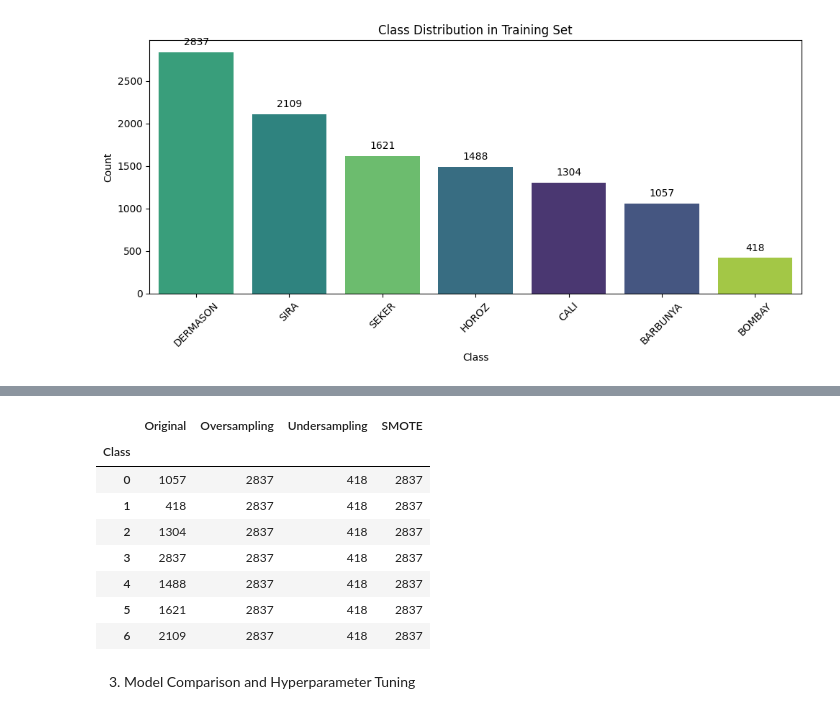
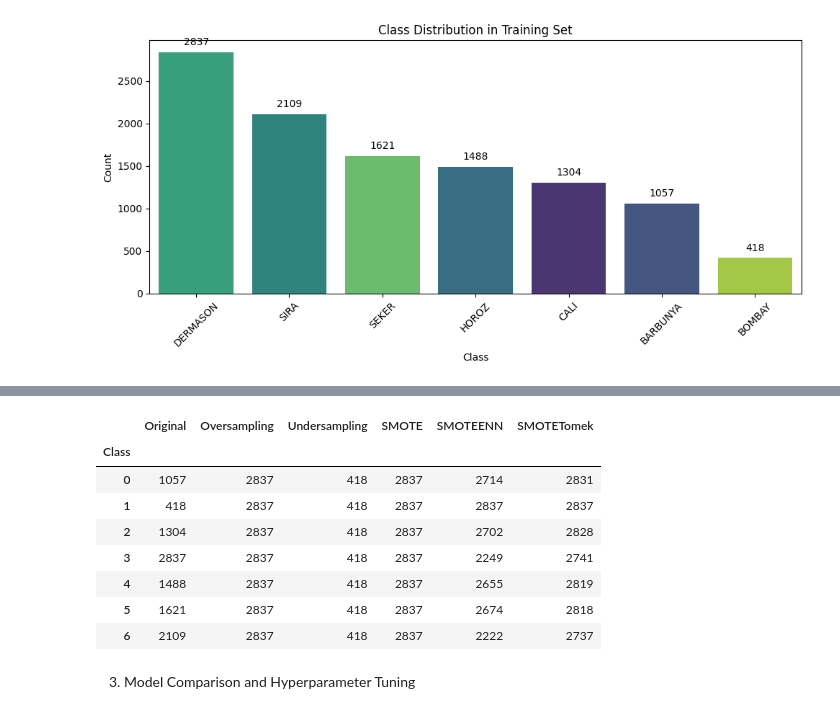
Before and after one commit to elenaatorralbo/beans_classification, a Jupyter notebook: project_imbalance.ipynb, the cells around one changed output, grey strips where cells are left out. Saved outputs shown, nothing was run; the diff lists cells and outputs as text; code cells hidden in the pictures.

```diff
--- a/project_imbalance.ipynb
+++ b/project_imbalance.ipynb
@@ -190,0 +202,3 @@ X_train_smote, y_train_smote = smote.fit_resample(X_train_scaled, y_train)
+# %%
+smoteenn = SMOTEENN(random_state=42)
+X_train_smoteenn, y_train_smoteenn = smoteenn.fit_resample(X_train_scaled, y_train)
@@ -190,0 +209,3 @@ X_train_smote, y_train_smote = smote.fit_resample(X_train_scaled, y_train)
+# %%
+smotetomek = SMOTETomek(random_state=42)
+X_train_smotetomek, y_train_smotetomek = smotetomek.fit_resample(X_train_scaled, y_train)
@@ -220,21 +245,23 @@ plt.show()
 # %%
 summary_resampling = pd.DataFrame({
     "Original": y_train.value_counts(),
     "Oversampling": y_train_over.value_counts(),
     "Undersampling": y_train_under.value_counts(),
-    "SMOTE": y_train_smote.value_counts()
+    "SMOTE": y_train_smote.value_counts(),
+    "SMOTEENN":     pd.Series(y_train_smoteenn).value_counts(),
+    "SMOTETomek":   pd.Series(y_train_smotetomek).value_counts(),
 }).fillna(0).astype(int)
 
 display(summary_resampling)
 # %% [output]
-|  | Original | Oversampling | Undersampling | SMOTE |
-| Class |  |  |  |  |
-| 0 | 1057 | 2837 | 418 | 2837 |
-| 1 | 418 | 2837 | 418 | 2837 |
-| 2 | 1304 | 2837 | 418 | 2837 |
-| 3 | 2837 | 2837 | 418 | 2837 |
-| 4 | 1488 | 2837 | 418 | 2837 |
-| 5 | 1621 | 2837 | 418 | 2837 |
-| 6 | 2109 | 2837 | 418 | 2837 |
+|  | Original | Oversampling | Undersampling | SMOTE | SMOTEENN | SMOTETomek |
+| Class |  |  |  |  |  |  |
+| 0 | 1057 | 2837 | 418 | 2837 | 2714 | 2831 |
+| 1 | 418 | 2837 | 418 | 2837 | 2837 | 2837 |
+| 2 | 1304 | 2837 | 418 | 2837 | 2702 | 2828 |
+| 3 | 2837 | 2837 | 418 | 2837 | 2249 | 2741 |
+| 4 | 1488 | 2837 | 418 | 2837 | 2655 | 2819 |
+| 5 | 1621 | 2837 | 418 | 2837 | 2674 | 2818 |
+| 6 | 2109 | 2837 | 418 | 2837 | 2222 | 2737 |
 # %% [markdown]
 3. Model Comparison and Hyperparameter Tuning
```
Also changed, not shown: parts of 8 cells of this notebook.
